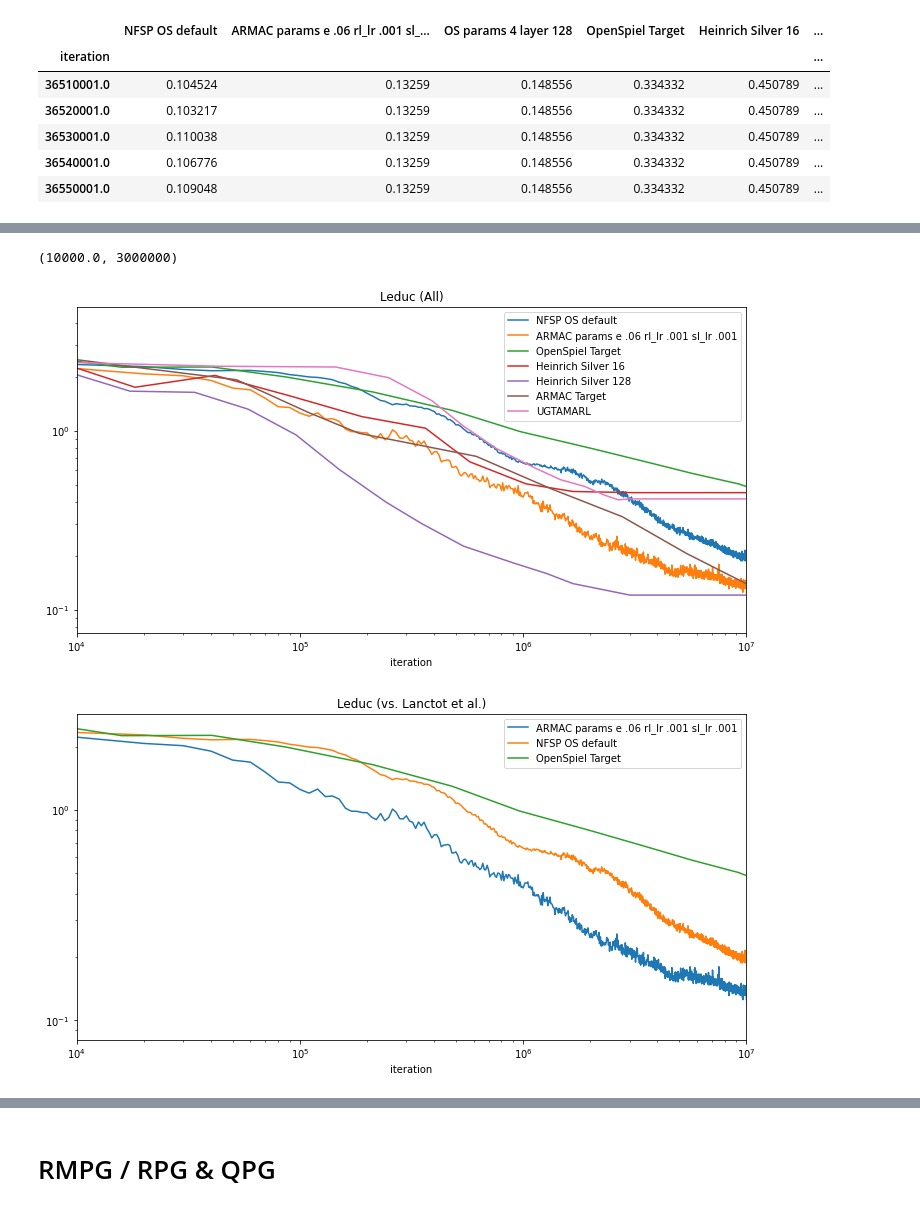
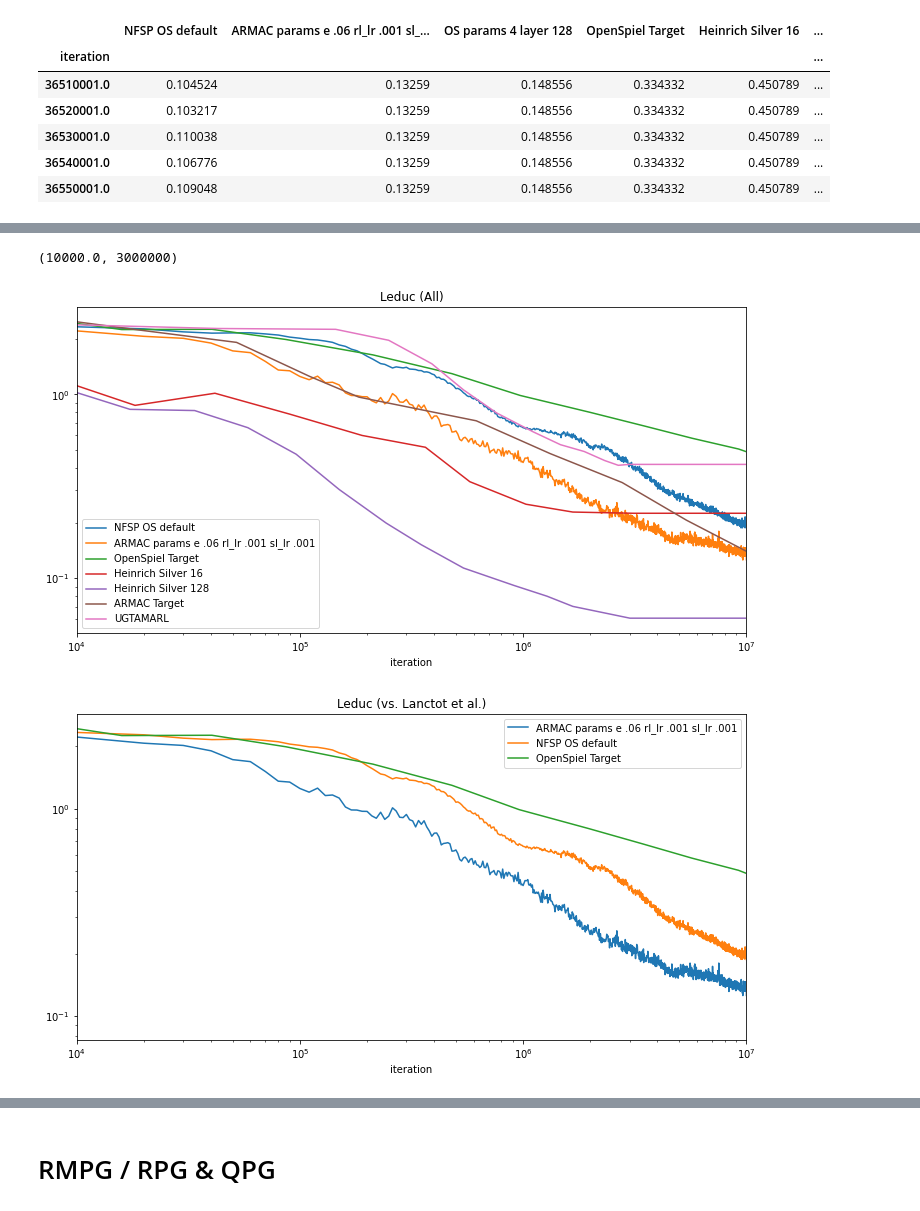
Before and after one commit to aicenter/openspiel_reproductions, a Jupyter notebook: benchmarks.ipynb, the cells around one changed output, grey strips where cells are left out. Drawn from its saved outputs; the diff is of its cells as text; code cells hidden in the pictures.

```diff
--- a/benchmarks.ipynb
+++ b/benchmarks.ipynb
@@ -206,38 +206,38 @@ leduc_dat = log_interp(load_batch(leduc_logs, idx_offset=1))
 
 leduc_dat["UGTAMARL"] /= 2
 leduc_dat["ARMAC Target"] /= 2
-leduc_dat["Heinrich Silver 128"] *= 2
-leduc_dat["Heinrich Silver 16"] *=2
+#leduc_dat["Heinrich Silver 128"] *= 2
+#leduc_dat["Heinrich Silver 16"] *=2
 
 ax = leduc_dat.plot(title="Leduc (All)", loglog=True, figsize=(12,6))
 #ax.set_ylim((.05, 5))
 ax.set_xlim((1e4, 1e7))
 
 select = ["ARMAC params e .06 rl_lr .001 sl_lr .001",
           "NFSP OS default",
           "OpenSpiel Target"
          ]
 ax = leduc_dat[select].plot(title="Leduc (vs. Lanctot et al.)", loglog=True, figsize=(12,6))
 #ax.set_ylim((.05, 5))
 ax.set_xlim((1e4, 1e7))
 
 select = ["ARMAC params e .06 rl_lr .001 sl_lr .001",
           "NFSP OS default",
           "Heinrich Silver 128",
           "Heinrich Silver 16"
          ]
 ax = leduc_dat[select].plot(title="Leduc (vs. Heinrich & Silver)", loglog=True, figsize=(12,6))
 #ax.set_ylim((.05, 5))
 ax.set_xlim((1e4, 3000000))
 
 select = ["ARMAC params e .06 rl_lr .001 sl_lr .001",
           "NFSP OS default",
           "UGTAMARL"
          ]
 ax = leduc_dat[select].plot(title="Leduc (vs. Unified Game Theoretic Approach to MARL)", loglog=True, figsize=(12,6))
 #ax.set_ylim((.05, 5))
 ax.set_xlim((1e4, 3000000))
 # %% [output]
 (10000.0, 3000000)
-[figure, old version]
+[figure, new version]
-[figure, old version]
+[figure, new version]
```
Also changed, not shown: parts of 5 cells of this notebook.
